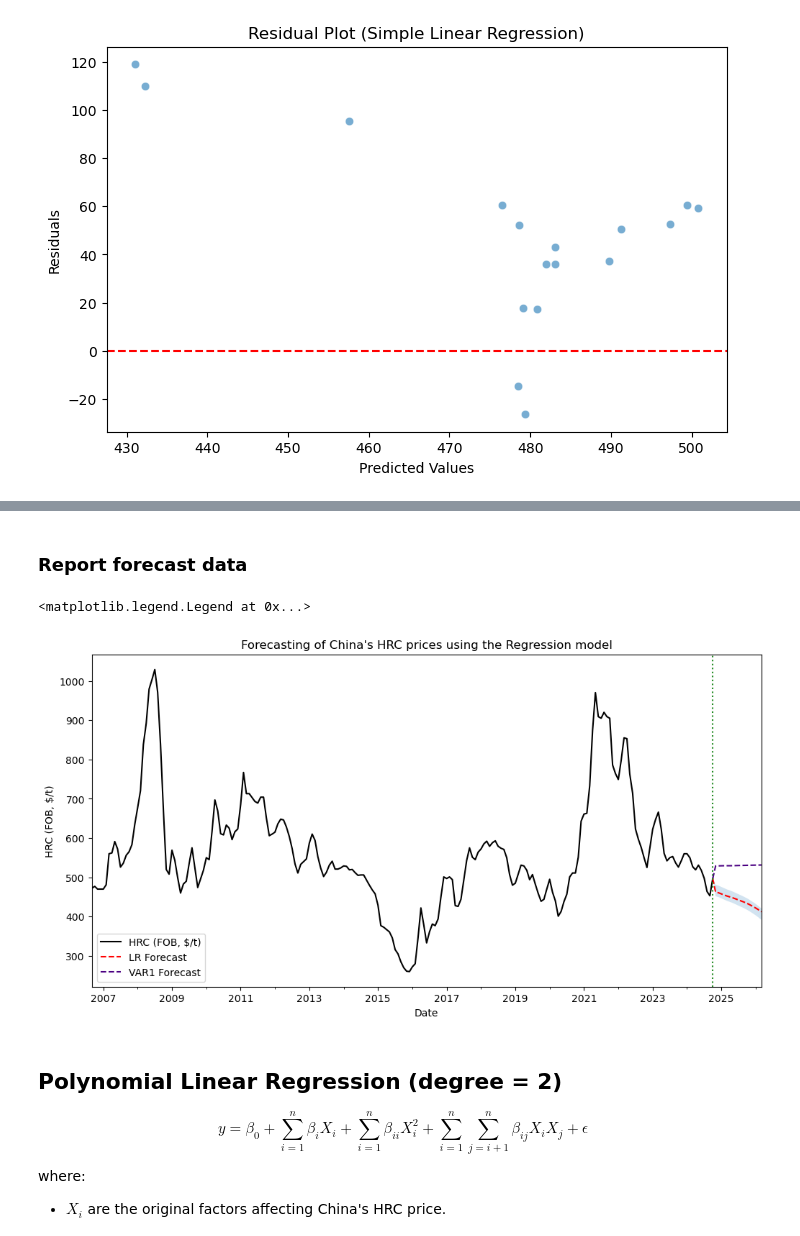
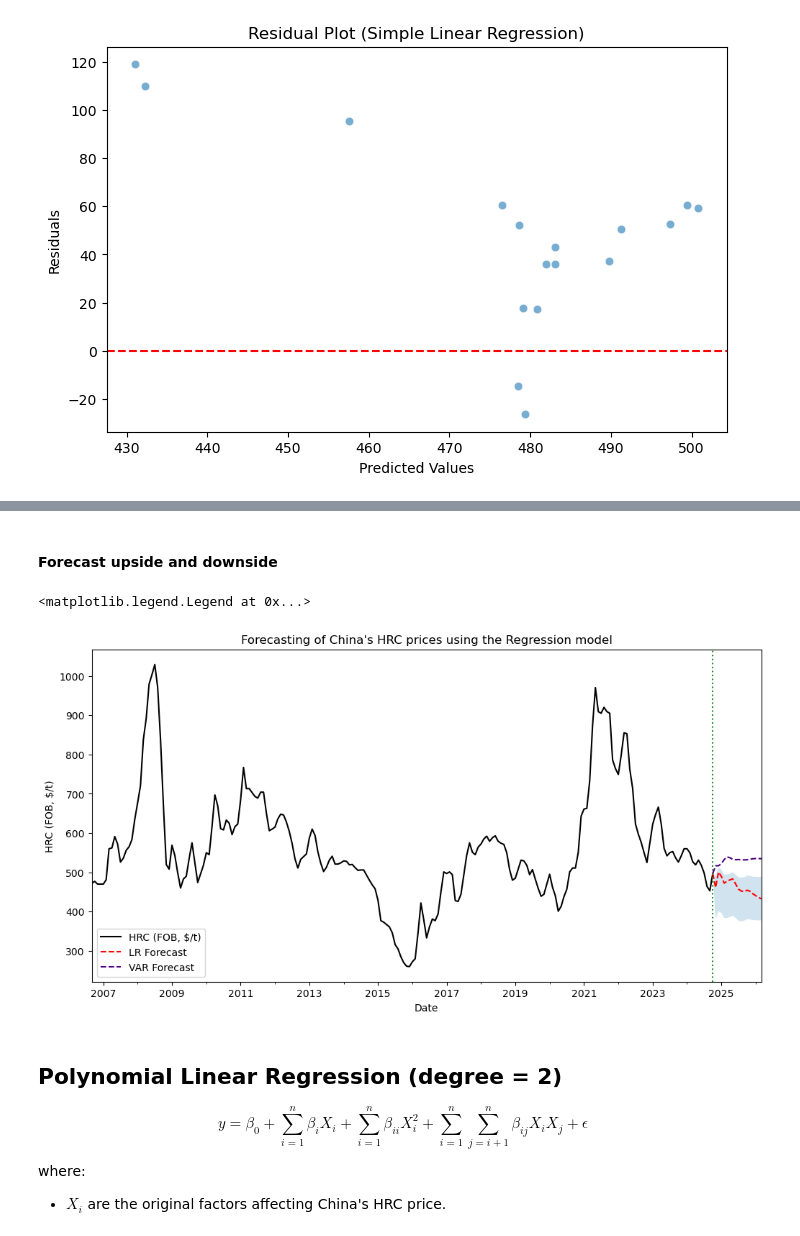
Before and after one commit to nguyenhpnguyen/BT4103-Business-Analytics-Capstone-Project, a Jupyter notebook: notebook/04_multiple_regression.ipynb, the cells around one changed output, grey strips where cells are left out. Drawn from its saved outputs; the diff is of its cells as text; code cells hidden in the pictures.

```diff
--- a/notebook/04_multiple_regression.ipynb
+++ b/notebook/04_multiple_regression.ipynb
@@ -180 +177,7 @@ var_forecast2_df.set_index('Date', inplace=True)
+# %%
+# Read csv
+var_forecast_df = pd.read_csv('../data/final/var_forecast_actual.csv')
+
+var_forecast_df.set_index('Date', inplace=True)
+var_forecast_df.index = pd.to_datetime(var_forecast_df.index)
 # %%
@@ -197,10 +200,10 @@ forecasted_X.rename(columns={'Iron Ore (CFR, $/t)_forecast':'Iron Ore (CFR, $/t)
 forecasted_X_transformed = log_trans(forecasted_X)
 # %%
 # Obtain y forecast
-y_forecast = model.predict(forecasted_X_transformed)
-y_forecast_new = np.insert(y_forecast, 0, y[-1]) #adding 10/1/2024 value to have a smooth line when plotting
+y_forecast = lr_model.predict(forecasted_X_transformed)
+y_forecast_new = np.insert(y_forecast, 0, df['HRC (FOB, $/t)'][-1]) #adding 10/1/2024 value to have a smooth line when plotting
 
-fc_period = pd.date_range(start='10/1/2024', end='3/1/2026', freq='MS')
+fc_period = pd.date_range(start=df.index[-1], periods=18, freq='MS')
 df_forecast = pd.DataFrame(y_forecast_new, index=fc_period, columns=['HRC (FOB, $/t)_f'])
 df_forecast.index.name = 'Date'
 df_forecast
@@ -244,5 +247,5 @@ ax.legend()
-# %% [markdown]
-### Report forecast data
+# %% [markdown]
+#### Forecast upside and downside
 # %%
 # Def code for creating the forecast region
 def create_forecast_region(iron_ore, hcc, scrap, export_perc, fai, var_forecast):
@@ -267,10 +270,10 @@ def create_forecast_region(iron_ore, hcc, scrap, export_perc, fai, var_forecast)
 
     up_down_transformed = log_trans(up_down_df)
 
-    up_down_f = model.predict(up_down_transformed)
+    up_down_f = lr_model.predict(up_down_transformed)
     up_down_f_new = np.insert(up_down_f, 0, df['HRC (FOB, $/t)'][-1])
 
-    fc_dates = pd.date_range(start='10/1/2024', end='3/1/2026', freq='MS')
+    fc_dates = pd.date_range(start=df.index[-1], periods=18, freq='MS')
     up_down_forecast = pd.DataFrame(up_down_f_new, index=fc_dates, columns=['HRC (FOB, $/t)'])
     up_down_forecast.index.name = 'Date'
     return up_down_forecast
@@ -281,35 +284,29 @@ df_forecast_upside = create_forecast_region(100, 220, 400, 9, 5, var_forecast_df
 # %%
 #adding 10/1/2024 value to have a smooth line when plotting
 var_f = var_forecast_df['HRC (FOB, $/t)_forecast']
-var_f2 = var_forecast2_df['HRC (FOB, $/t)_forecast']
-var_f_new = np.insert(var_f, 0, 497)
-var_f2_new = np.insert(var_f2, 0, 497)
+var_f_new = np.insert(var_f, 0, df['HRC (FOB, $/t)'][-1])
 
-fc_dates = pd.date_range(start='10/1/2024', end='3/1/2026', freq='MS')
+fc_dates = pd.date_range(start=df.index[-1], periods=18, freq='MS')
 var_f_final = pd.DataFrame(var_f_new, index=fc_dates, columns=['HRC (FOB, $/t)_forecast'])
 var_f_final.index.name = 'Date'
-
-var_f2_final = pd.DataFrame(var_f2_new, index=fc_dates, columns=['HRC (FOB, $/t)_forecast'])
-var_f2_final.index.name = 'Date'
 # %%
 # Plot forecast
 fig, ax = plt.subplots(figsize=(12, 6))
 
 df['HRC (FOB, $/t)'].plot(color='k')
 df_forecast['HRC (FOB, $/t)_f'].plot(color='r', linestyle ='dashed', label='LR Forecast')
-var_f_final['HRC (FOB, $/t)_forecast'].plot(color='indigo', linestyle ='dashed', label='VAR1 Forecast')
-#var_f2_final['HRC (FOB, $/t)_forecast'].plot(color='teal', linestyle ='dashed', label='VAR2 Forecast')
-fc_period = pd.date_range(start='10/1/2024', end='3/1/2026', freq='MS')
+var_f_final['HRC (FOB, $/t)_forecast'].plot(color='indigo', linestyle ='dashed', label='VAR Forecast')
+fc_period = pd.date_range(start=df.index[-1], periods=18, freq='MS')
 ax.fill_between(x=fc_period, y1=df_forecast_downside['HRC (FOB, $/t)'], y2=df_forecast_upside['HRC (FOB, $/t)'], alpha=0.2)
 
 plt.title("Forecasting of China's HRC prices using the Regression model")
 plt.ylabel("HRC (FOB, $/t)")
 plt.xlabel("Date")
 plt.axvline(x = '2024-10-01', color = 'forestgreen', linestyle = 'dotted')
 ax.legend()
 # %% [output]
 <matplotlib.legend.Legend at 0x...>
-[figure, old version]
+[figure, new version]
 # %% [markdown]
 ## Polynomial Linear Regression (degree = 2)
 $$ y = \beta_0 + \sum_{i=1}^{n} \beta_i X_i + \sum_{i=1}^{n} \beta_{ii} X_i^2 + \sum_{i=1}^{n} \sum_{j=i+1}^{n} \beta_{ij} X_i X_j + \epsilon $$
```
Also changed, not shown: parts of 19 cells of this notebook, 6 other files.
